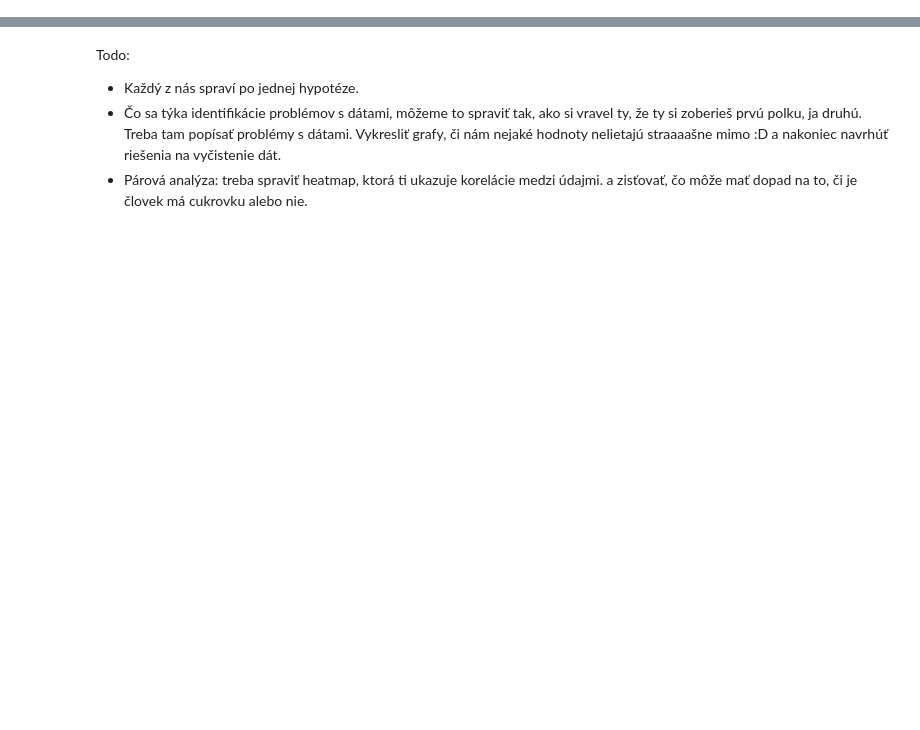
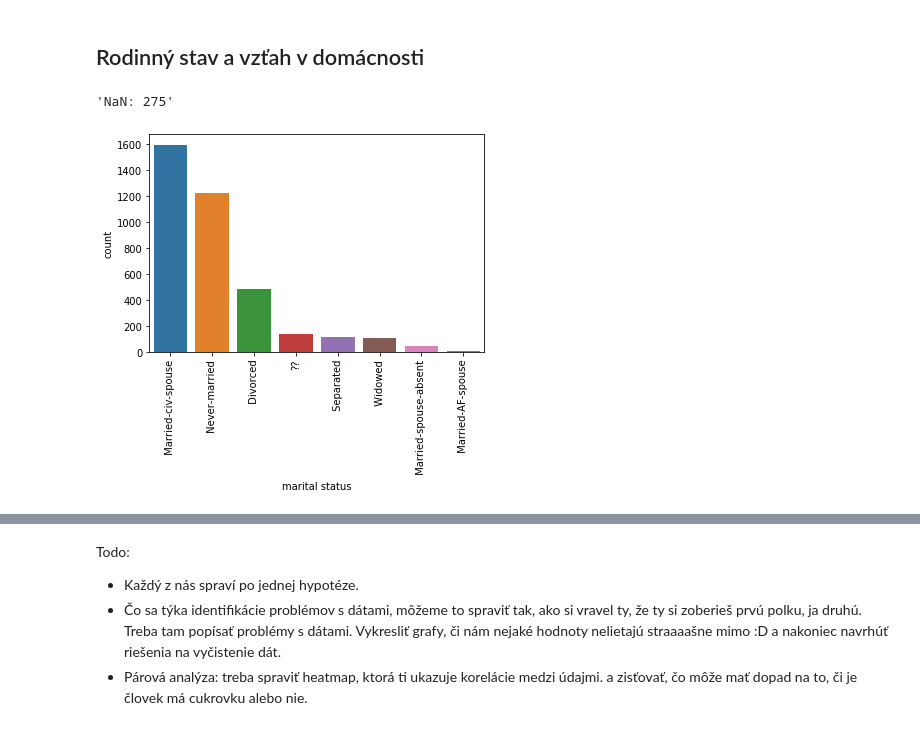
Before and after one commit to Gugliar/IAU-projekt, a Jupyter notebook: IAU_Tibensky_Jedinak.ipynb, the cells around one changed output, grey strips where cells are left out. Drawn from its saved outputs; the diff is of its cells as text; code cells hidden in the pictures; blank space fills up the shorter version.

```diff
--- a/IAU_Tibensky_Jedinak.ipynb
+++ b/IAU_Tibensky_Jedinak.ipynb
@@ -55,0 +224,9 @@ A taktiež o ich zdravotnom stave:
+# %% [markdown]
+## Rodinný stav a vzťah v domácnosti
+# %%
+mpl.pyplot.xticks(rotation=90)
+sns.barplot(x="marital status", y="count", data=data["marital-status"].value_counts().rename("count").rename_axis("marital status").reset_index())
+"NaN: "+str(data["marital-status"].isnull().sum())
+# %% [output]
+'NaN: 275'
+[figure, added]
```
Also changed, not shown: parts of 32 cells of this notebook, 1 other file.
